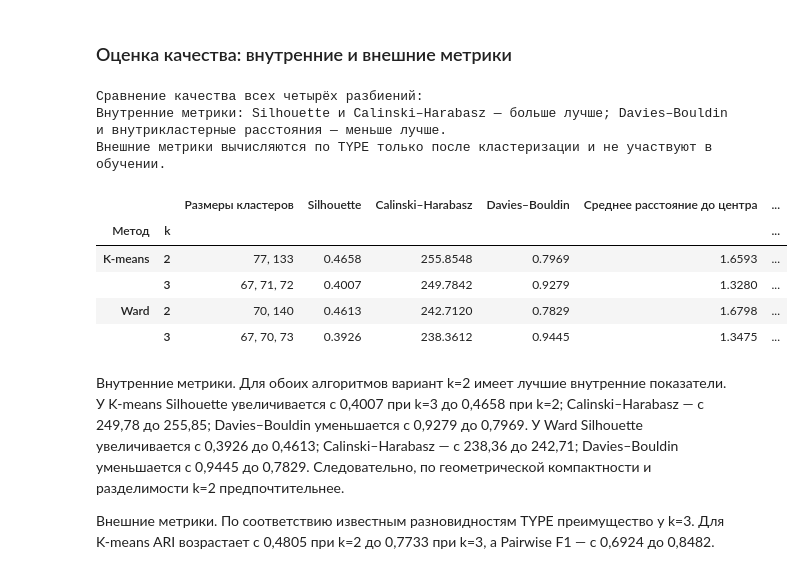
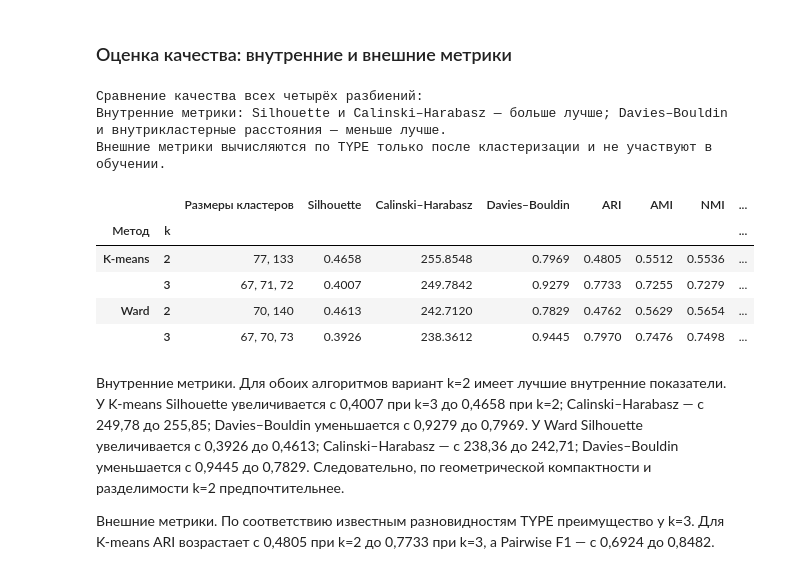
Before and after one commit to violllin/lab3_clustering, a Jupyter notebook: lab3.ipynb, the cells around one changed output. Drawn from its saved outputs; the diff is of its cells as text; code cells hidden in the pictures.

```diff
--- a/lab3.ipynb
+++ b/lab3.ipynb
@@ -581,11 +581,7 @@ def cluster_geometry(X_array, labels):
         "centers": centers,
         "labels": unique_labels,
         "center_distances": center_distances,
-        "min_center_distance": float(upper.min()),
-        "mean_center_distance": float(upper.mean()),
         "mean_point_to_center": float(distances_to_centers.mean()),
-        "rms_point_to_center": float(np.sqrt(np.mean(distances_to_centers ** 2))),
-        "mean_within_pair_distance": float(np.mean(within_pair_distances)),
         "cluster_geometry": pd.DataFrame(cluster_rows),
     }
 
@@ -599,44 +595,39 @@ def evaluate_experiment(method, k, labels):
         "Метод": method,
         "k": k,
         "Размеры кластеров": ", ".join(map(str, sorted(pd.Series(labels).value_counts().tolist()))),
         "Silhouette": silhouette_score(X_scaled, labels),
         "Calinski–Harabasz": calinski_harabasz_score(X_scaled, labels),
         "Davies–Bouldin": davies_bouldin_score(X_scaled, labels),
-        "Среднее расстояние до центра": geometry["mean_point_to_center"],
-        "RMS до центра": geometry["rms_point_to_center"],
-        "Среднее попарное расстояние внутри": geometry["mean_within_pair_distance"],
-        "Минимальное расстояние между центрами": geometry["min_center_distance"],
-        "Среднее расстояние между центрами": geometry["mean_center_distance"],
         "ARI": adjusted_rand_score(y_reference, labels),
         "AMI": adjusted_mutual_info_score(y_reference, labels),
         "NMI": normalized_mutual_info_score(y_reference, labels),
         "Rand": rand_score(y_reference, labels),
         "Pairwise precision": pair_precision,
         "Pairwise recall": pair_recall,
         "Pairwise F1": pair_f1,
         "Jaccard (парный)": pair_jaccard,
         "Fowlkes–Mallows": fmi,
     }
 
 metrics_rows = []
 for (method, k), result in experiments.items():
     metrics_rows.append(evaluate_experiment(method, k, result["labels"]))
 metrics_df = pd.DataFrame(metrics_rows).set_index(["Метод", "k"]).sort_index()
 
 print("Сравнение качества всех четырёх разбиений:")
 print("Внутренние метрики: Silhouette и Calinski–Harabasz — больше лучше; Davies–Bouldin и внутрикластерные расстояния — меньше лучше.")
 print("Внешние метрики вычисляются по TYPE только после кластеризации и не участвуют в обучении.")
 display(metrics_df.round(4))
 # %% [output]
 Сравнение качества всех четырёх разбиений:
 Внутренние метрики: Silhouette и Calinski–Harabasz — больше лучше; Davies–Bouldin и внутрикластерные расстояния — меньше лучше.
 Внешние метрики вычисляются по TYPE только после кластеризации и не участвуют в обучении.
-|  |  | Размеры кластеров | Silhouette | Calinski–Harabasz | Davies–Bouldin | Среднее расстояние до центра | ... |
-| Метод | k |  |  |  |  |  | ... |
-| K-means | 2 | 77, 133 | 0.4658 | 255.8548 | 0.7969 | 1.6593 | ... |
-|  | 3 | 67, 71, 72 | 0.4007 | 249.7842 | 0.9279 | 1.3280 | ... |
-| Ward | 2 | 70, 140 | 0.4613 | 242.7120 | 0.7829 | 1.6798 | ... |
-|  | 3 | 67, 70, 73 | 0.3926 | 238.3612 | 0.9445 | 1.3475 | ... |
+|  |  | Размеры кластеров | Silhouette | Calinski–Harabasz | Davies–Bouldin | ARI | AMI | NMI | ... |
+| Метод | k |  |  |  |  |  |  |  | ... |
+| K-means | 2 | 77, 133 | 0.4658 | 255.8548 | 0.7969 | 0.4805 | 0.5512 | 0.5536 | ... |
+|  | 3 | 67, 71, 72 | 0.4007 | 249.7842 | 0.9279 | 0.7733 | 0.7255 | 0.7279 | ... |
+| Ward | 2 | 70, 140 | 0.4613 | 242.7120 | 0.7829 | 0.4762 | 0.5629 | 0.5654 | ... |
+|  | 3 | 67, 70, 73 | 0.3926 | 238.3612 | 0.9445 | 0.7970 | 0.7476 | 0.7498 | ... |
 # %% [markdown]
 Внутренние метрики. Для обоих алгоритмов вариант k=2 имеет лучшие внутренние показатели. У K-means Silhouette увеличивается с 0,4007 при k=3 до 0,4658 при k=2; Calinski–Harabasz — с 249,78 до 255,85; Davies–Bouldin уменьшается с 0,9279 до 0,7969. У Ward Silhouette увеличивается с 0,3926 до 0,4613; Calinski–Harabasz — с 238,36 до 242,71; Davies–Bouldin уменьшается с 0,9445 до 0,7829. Следовательно, по геометрической компактности и разделимости k=2 предпочтительнее.
 
```
Also changed, not shown: parts of 1 cell of this notebook.
